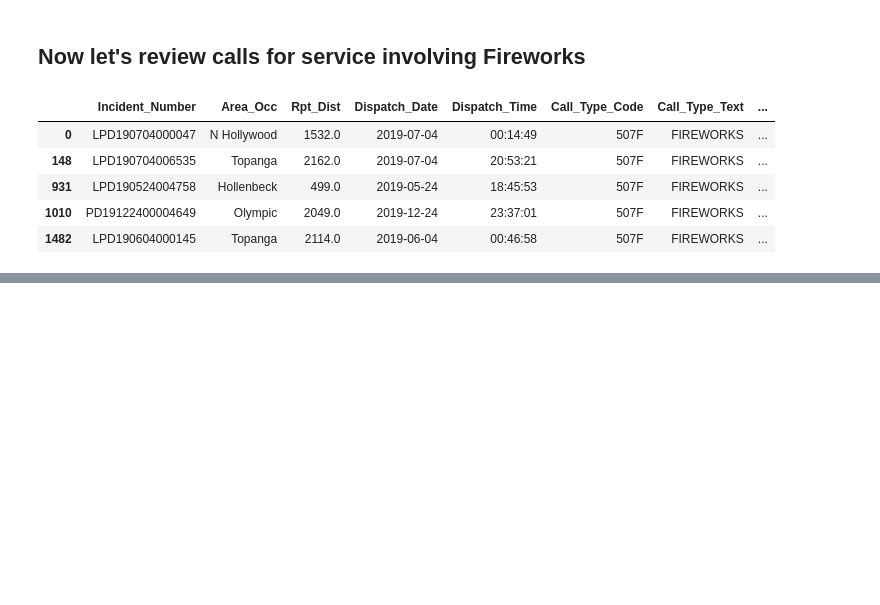
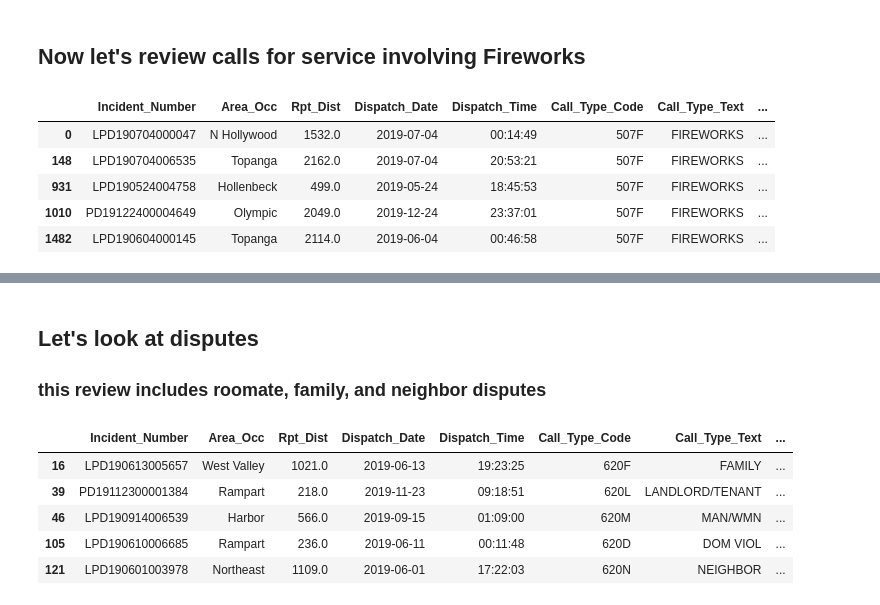
Before and after one commit to pattyjula/cfs-plots, a Jupyter notebook: code/cfs_analysis.ipynb, the cells around one changed output, grey strips where cells are left out. Saved outputs shown, nothing was run; the diff lists cells and outputs as text; code cells hidden in the pictures; blank space fills up the shorter version.

```diff
--- a/code/cfs_analysis.ipynb
+++ b/code/cfs_analysis.ipynb
@@ -145,0 +145,33 @@ plt.show()
+# %% [markdown]
+## Let's look at disputes
+### this review includes roomate, family, and neighbor disputes
+# %%
+df19_1 = df19[(df19.Call_Type_Text >= '2019-01-01') & (df19.Dispatch_Date < '2020-01-01')
+              & (df19.Call_Type_Code.str.contains('620'))]
+df20_1 = df20[(df20.Dispatch_Date >= '2020-01-01') & (df20.Dispatch_Date <= '2020-11-30')
+              & (df20.Call_Type_Code.str.contains('620'))]
+# Preview the 2020 data, top five rows by default
+df20_1.tail()
+
+# First copy slice as a dataframe
+df20_f= df20_1.copy()
+df19_f= df19_1.copy()
+# Then do a count
+df20_f['month'] = df20_f['Dispatch_Date'].dt.strftime('%b')
+df19_f['month'] = df19_f['Dispatch_Date'].dt.strftime('%b')
+
+
+
+df19_f['month'] = pd.Categorical(df19_f['month'], categories=months, ordered=True)
+df20_f['month'] = pd.Categorical(df20_f['month'], categories=months, ordered=True)
+df20_f['count']=df20_f.groupby(by='month')['month'].transform('count')
+df19_f['count']=df19_f.groupby(by='month')['month'].transform('count')
+# Preview 2019
+df19_f.head()
+# %% [output]
+|  | Incident_Number | Area_Occ | Rpt_Dist | Dispatch_Date | Dispatch_Time | Call_Type_Code | Call_Type_Text | ... |
+| 16 | LPD190613005657 | West Valley | 1021.0 | 2019-06-13 | 19:23:25 | 620F | FAMILY | ... |
+| 39 | PD19112300001384 | Rampart | 218.0 | 2019-11-23 | 09:18:51 | 620L | LANDLORD/TENANT | ... |
+| 46 | LPD190914006539 | Harbor | 566.0 | 2019-09-15 | 01:09:00 | 620M | MAN/WMN | ... |
+| 105 | LPD190610006685 | Rampart | 236.0 | 2019-06-11 | 00:11:48 | 620D | DOM VIOL | ... |
+| 121 | LPD190601003978 | Northeast | 1109.0 | 2019-06-01 | 17:22:03 | 620N | NEIGHBOR | ... |
```
Also changed, not shown: parts of 11 cells of this notebook.
